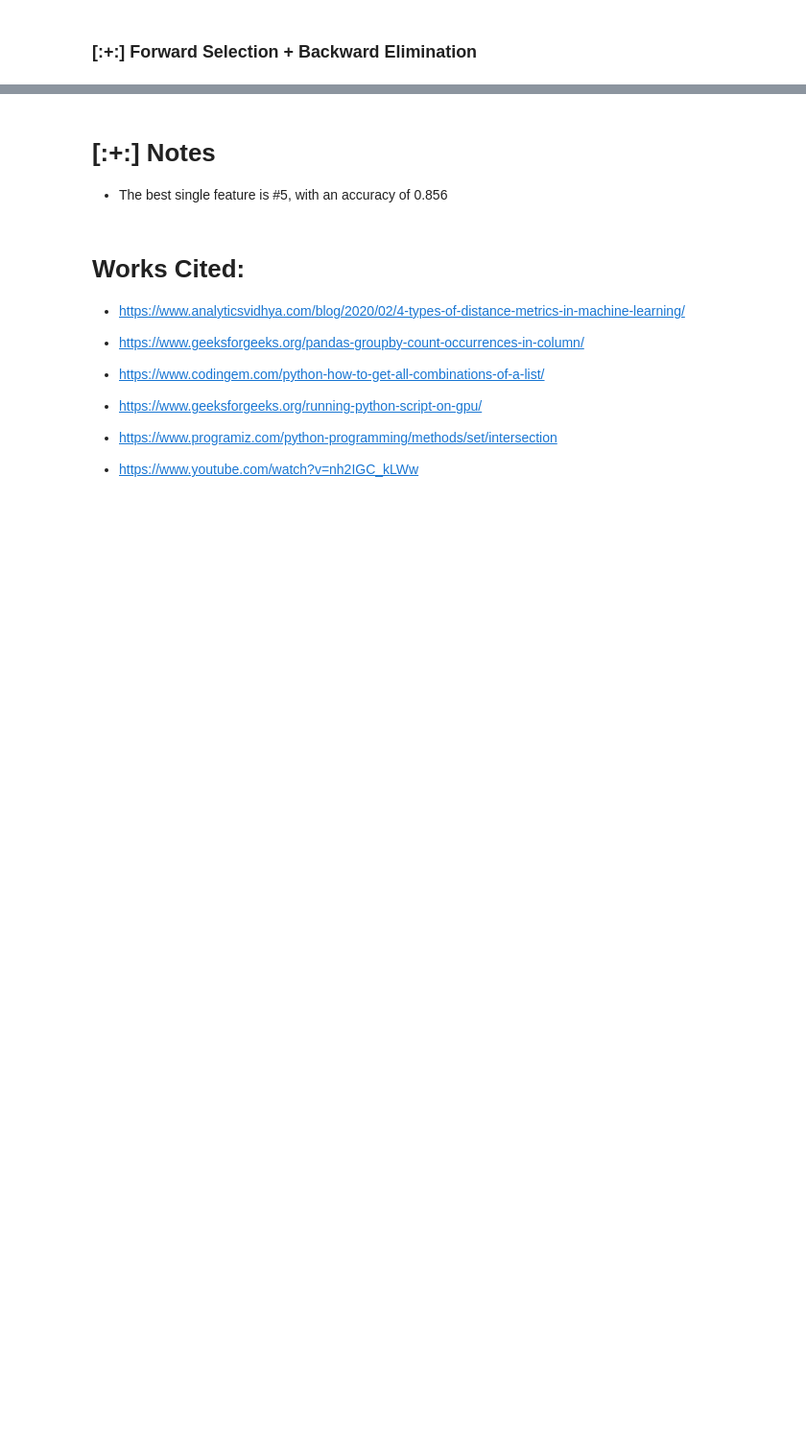
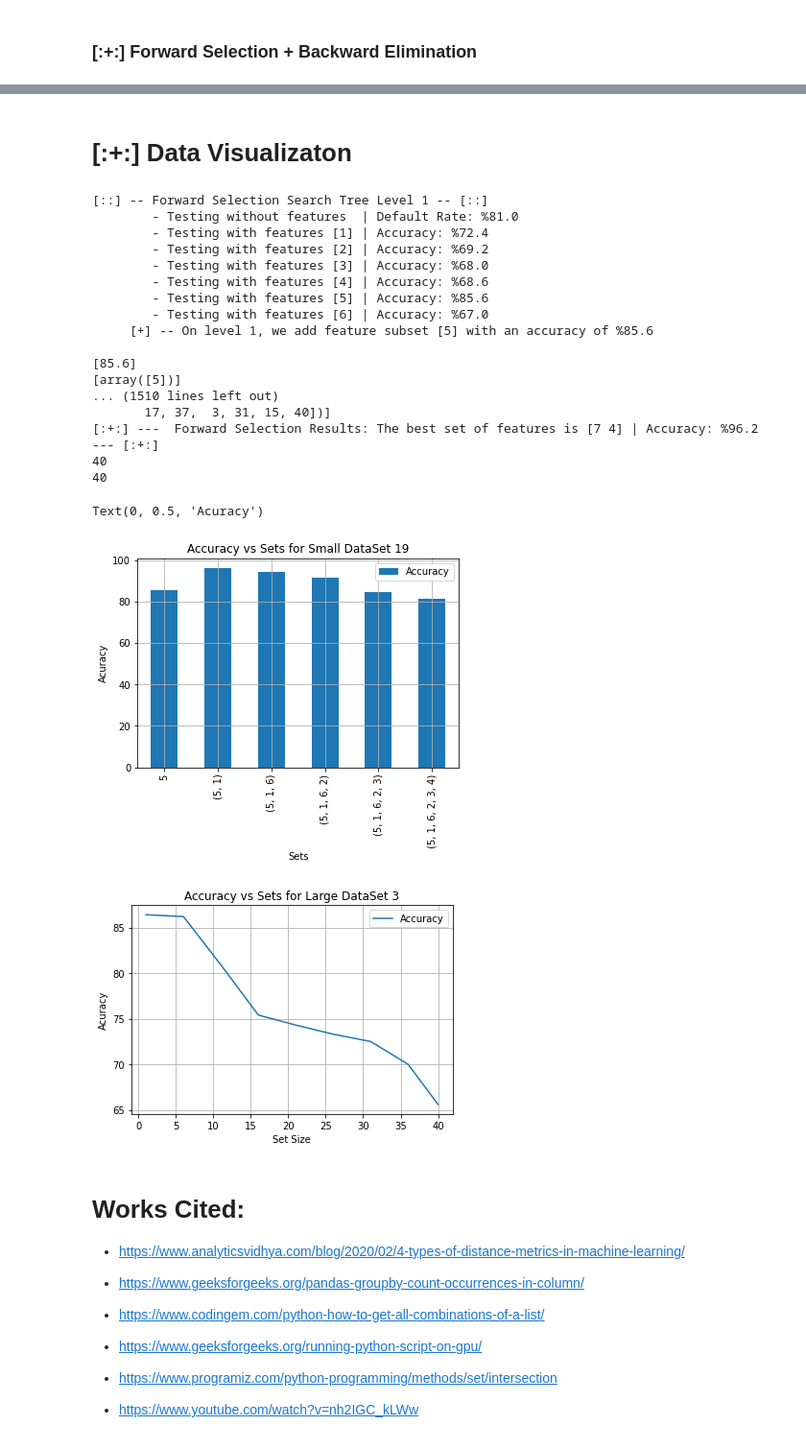
Before and after one commit to Koogleblitz/Feature-Selection-Nearest-Neighbor, a Jupyter notebook: FeatureSelection.ipynb, the cells around one changed output, grey strips where cells are left out. Shown at 96% size. Saved outputs shown, nothing was run; the diff lists cells and outputs as text; code cells hidden in the pictures; blank space fills up the shorter version.

Commit message:
was able to plot forward selectio for both datasets

```diff
--- a/FeatureSelection.ipynb
+++ b/FeatureSelection.ipynb
@@ -408,6 +417,64 @@ def bigDataBacklimination(data):
-# %% [markdown]
-# **[:+:] Notes**
--   The best single feature is #5, with an accuracy of 0.856
+# %% [markdown]
+# **[:+:] Data Visualizaton**
+# %%
+
+
+lilDataForward= (forwardSelection(lilData,globalAccs=[], globalFts=[]))
+neighbor_df = pd.DataFrame({
+   # 'Accuracy':    [0.81,  lilDataForward[2][0],  lilDataForward[2][1] ,   lilDataForward[2][2] ,   lilDataForward[2][3] ,   lilDataForward[2][4],    lilDataForward[2][5] ],
+   'Accuracy':    lilDataForward[2] ,
+   }, index=      [(5),  (5,1),  (5,1,6),   (5,1,6,2),    (5,1,6,2,3),     (5,1,6,2,3,4,)]
+   )
+neighborGraph = neighbor_df.plot.bar(title= "Accuracy vs Sets for Small DataSet 19", grid= True)
+neighborGraph.set_xlabel("Sets")
+neighborGraph.set_ylabel("Acuracy")
+
+
+bigDataForward= (forwardSelection(bigData,globalAccs=[], globalFts=[]))
+print(len(bigDataForward[2]))
+print(len(bigDataForward[1]))
+neighbor_df2 = pd.DataFrame({
+   'Accuracy':[bigDataForward[2][0],  bigDataForward[2][5] ,   bigDataForward[2][10] ,   bigDataForward[2][15] ,   bigDataForward[2][20],    bigDataForward[2][25],   bigDataForward[2][30], bigDataForward[2][35], bigDataForward[2][39]    ] ,
+   }, index=  [len(bigDataForward[1][0]),  len(bigDataForward[1][5]),   len(bigDataForward[1][10]),   len(bigDataForward[1][15]),   len(bigDataForward[1][20]),  len(bigDataForward[1][25]), len(bigDataForward[1][30]), len(bigDataForward[1][35]), len(bigDataForward[1][39])    ]
+   )
+neighborGraph2 = neighbor_df2.plot.line(title= "Accuracy vs Sets for Large DataSet 3", grid= True)
+neighborGraph2.set_xlabel("Set Size")
+neighborGraph2.set_ylabel("Acuracy")
+
+
+
+
+# bigDataBackward= (bigDataBacklimination(bigData))
+# print(len(bigDataBackward[0]))
+# print(len(bigDataBackward[1]))
+# # neighbor_df2 = pd.DataFrame({
+#    'Accuracy':[bigDataForward[2][0],  bigDataForward[2][5] ,   bigDataForward[2][10] ,   bigDataForward[2][15] ,   bigDataForward[2][20],    bigDataForward[2][25],   bigDataForward[2][30], bigDataForward[2][35], bigDataForward[2][39]    ] ,
+#    }, index=  [len(bigDataForward[1][0]),  len(bigDataForward[1][5]),   len(bigDataForward[1][10]),   len(bigDataForward[1][15]),   len(bigDataForward[1][20]),  len(bigDataForward[1][25]), len(bigDataForward[1][30]), len(bigDataForward[1][35]), len(bigDataForward[1][39])    ]
+#    )
+# neighborGraph2 = neighbor_df2.plot.line(title= "Accuracy vs Sets for Large DataSet 3", grid= True)
+# neighborGraph2.set_xlabel("Set Size")
+# neighborGraph2.set_ylabel("Acuracy")
+# %% [output]
+[::] -- Forward Selection Search Tree Level 1 -- [::]
+        - Testing without features  | Default Rate: %81.0
+        - Testing with features [1] | Accuracy: %72.4
+        - Testing with features [2] | Accuracy: %69.2
+        - Testing with features [3] | Accuracy: %68.0
+        - Testing with features [4] | Accuracy: %68.6
+        - Testing with features [5] | Accuracy: %85.6
+        - Testing with features [6] | Accuracy: %67.0
+     [+] -- On level 1, we add feature subset [5] with an accuracy of %85.6
+
+[85.6]
+[array([5])]
+... (1510 lines left out)
+       17, 37,  3, 31, 15, 40])]
+[:+:] ---  Forward Selection Results: The best set of features is [7 4] | Accuracy: %96.2  --- [:+:]
+40
+40
+Text(0, 0.5, 'Acuracy')
+[figure, added]
+[figure, added]
 # %% [markdown]
 # Works Cited:
 
```
Also changed, not shown: parts of 2 cells of this notebook.
